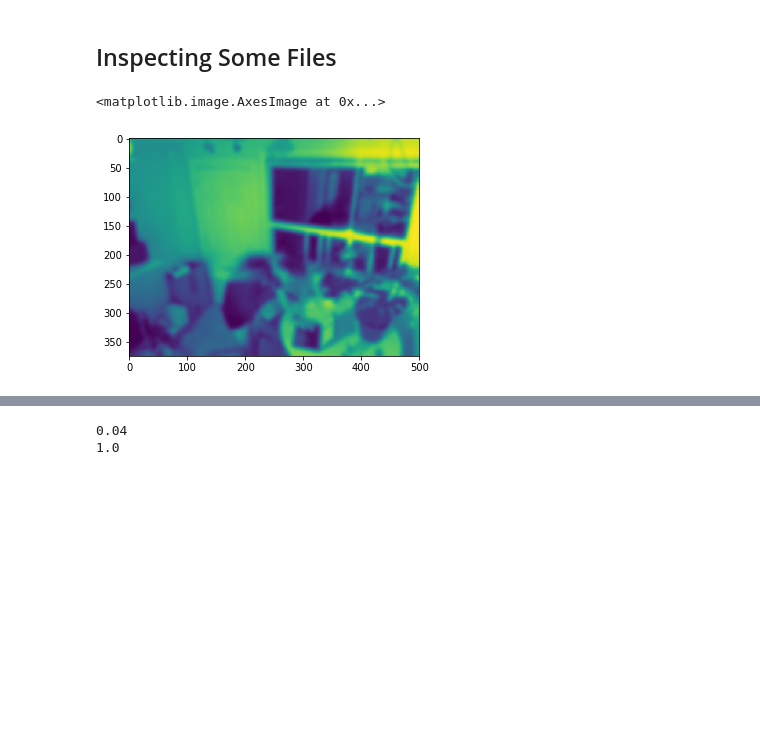
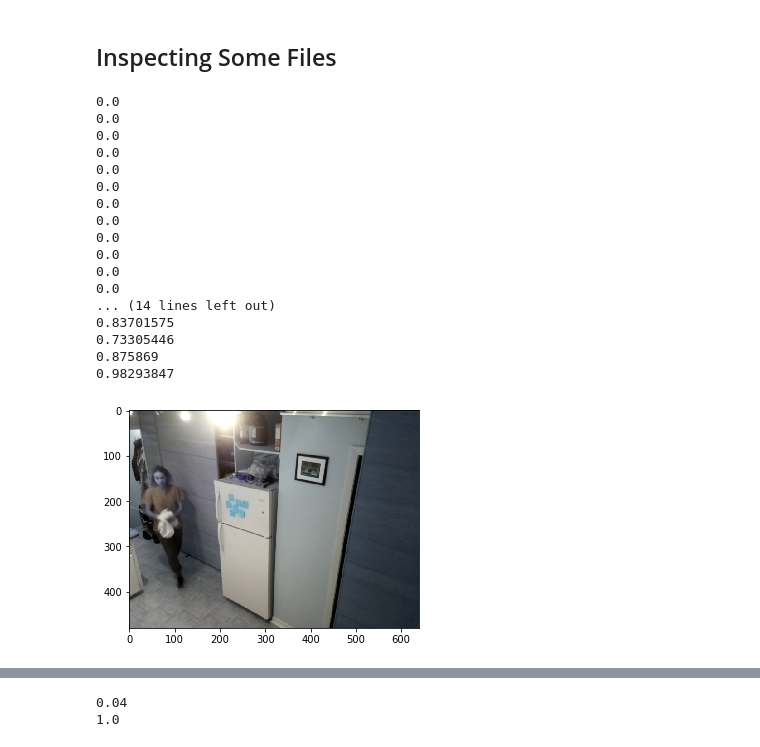
Before and after one commit to ian-whitestone/rpi-security-system, a Jupyter notebook: analysis/analysis.ipynb, the cells around one changed output, grey strips where cells are left out. Saved outputs shown, nothing was run; the diff lists cells and outputs as text; code cells hidden in the pictures; blank space fills up the shorter version.

```diff
--- a/analysis/analysis.ipynb
+++ b/analysis/analysis.ipynb
@@ -110,3 +103,0 @@ NameError: name 'image' is not defined
-# %%
-net.setInput(blob)
-detections = net.forward()
@@ -117,11 +104,3 @@ detections.shape
-# %%
-# loop through each class prediction
-for i in np.arange(0, detections.shape[2]):
-#     print (i)
-    class_prob = detections[0, 0, i, 2]
-    class_idx = int(detections[0, 0, i, 1])
-# %%
-person_prob = max([detections[0, 0, i, 2] if int(detections[0, 0, i, 1]) == 15 else 0 for i in np.arange(0, detections.shape[2])])
 # %%
 def get_person_prob(image):
     resized = cv2.resize(image, (300, 300))
@@ -141,15 +118,25 @@ hog.setSVMDetector(cv2.HOGDescriptor_getDefaultPeopleDetector())
 # %%
 meta = {}
 
-for filepath in glob('data/*.pkl'):
+files = glob('data/*.pkl')
+for i, filepath in enumerate(files):
+    print(f"{i}: processing {filepath}")
     filename = os.path.basename(filepath).replace('.pkl', '')
     data = pickle.load(open(filepath, 'rb'))
 
     classification = True if filename.split('_')[0] == 'occupied' else False
+    img_name = filename.split('_')[1]
 
-    img_name = filename.split('_')[1]
+    # remove anything predicted as occupied but not tagged
+    if classification and img_name not in tags:
+        print (f'Missing tag for {img_name}')
+        continue
+
     meta[img_name] = {}
     meta[img_name]['pred'] = classification
     meta[img_name]['actual'] = tags.get(img_name, False)
-
     meta[img_name]['model_score'] = get_person_prob(data['frame'])
+    all_scores = []
+    for frame in data['frames']:
+        all_scores.append(get_person_prob(frame))
+    meta[img_name]['all_scores'] = all_scores
@@ -208,13 +289,32 @@ Wall time: 598 ms
 # %% [markdown]
 ## Inspecting Some Files
 # %%
-# sample_data = pickle.load(open('data/occupied_2018-10-30-11-31-10.910477.pkl', 'rb'))
-sample_data = pickle.load(open('sample.pkl', 'rb'))
+img_name = 'unoccupied_2018-11-06-11-11-59.527707' # False Negative
+img_name = 'occupied_2018-11-08-18-58-20.317003'
+sample_data = pickle.load(open(f'data/{img_name}.pkl', 'rb'))
 frame = sample_data['frames'][-1]
+
 plt.imshow(frame)
+# plt.imshow(sample_data['frame_delta'])
 
-# for frame in sample_data['frames']:
-#     print(get_person_prob(frame))
+for frame in sample_data['frames']:
+    print(get_person_prob(frame))
 # %% [output]
-<matplotlib.image.AxesImage at 0x...>
+0.0
+0.0
+0.0
+0.0
+0.0
+0.0
+0.0
+0.0
+0.0
+0.0
+0.0
+0.0
+... (14 lines left out)
+0.83701575
+0.73305446
+0.875869
+0.98293847
-[figure, old version]
+[figure, new version]
```
Also changed, not shown: parts of 28 cells of this notebook, 1 other file.
